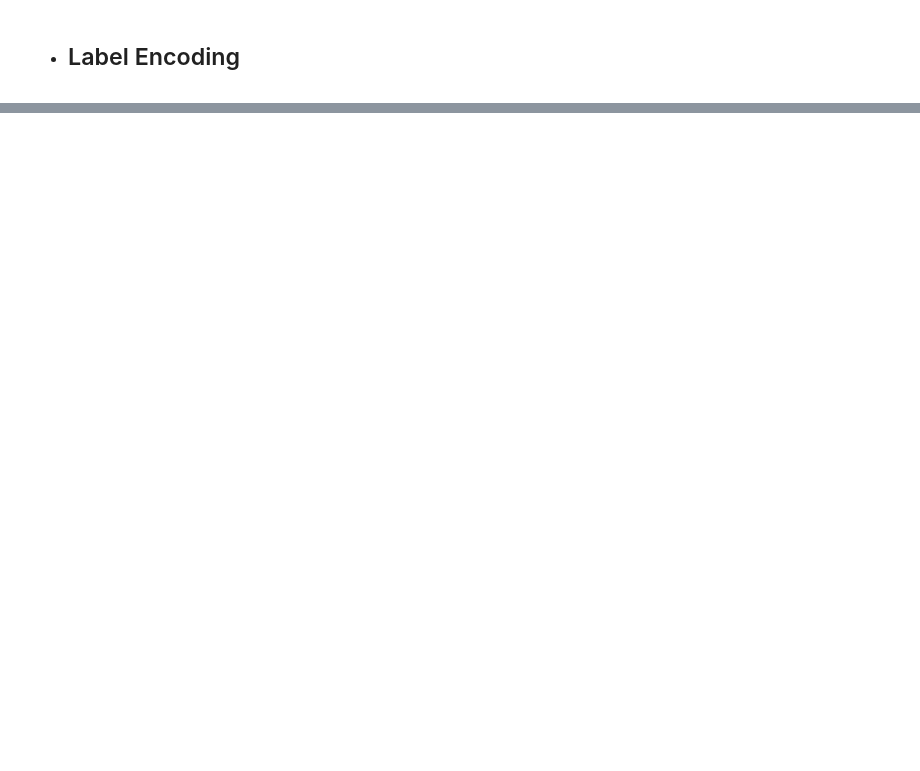
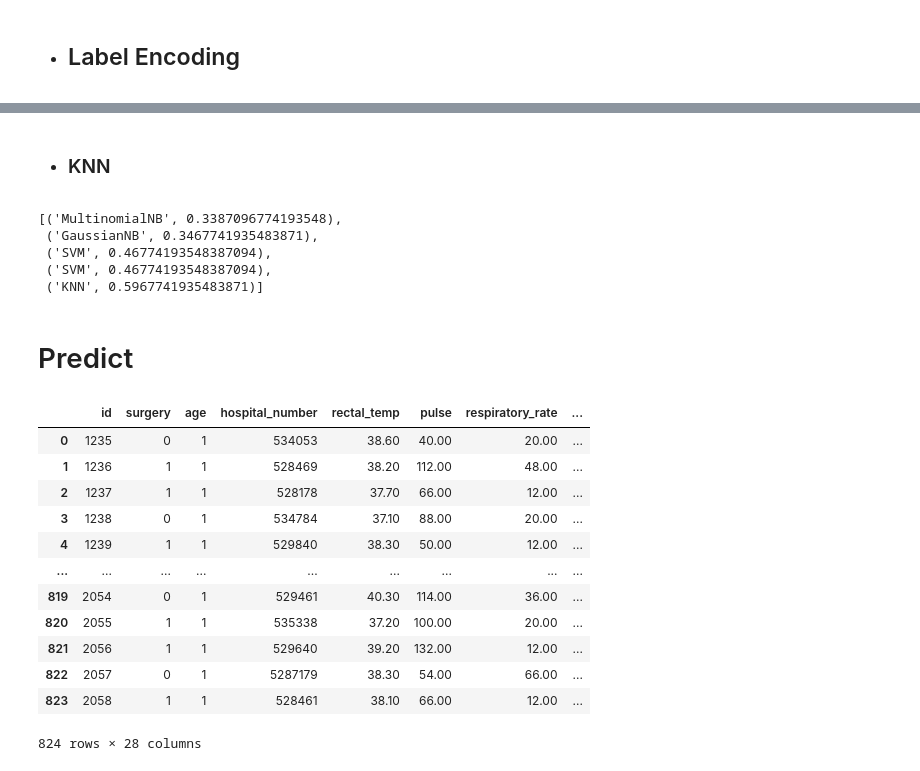
Before and after one commit to JayaWinata/Final-Project-PPM, a Jupyter notebook: Horses-Health/horses_health.ipynb, the cells around one changed output, grey strips where cells are left out. Saved outputs shown, nothing was run; the diff lists cells and outputs as text; code cells hidden in the pictures; blank space fills up the shorter version.

Commit message:
Horses Health Predict

```diff
--- a/Horses-Health/horses_health.ipynb
+++ b/Horses-Health/horses_health.ipynb
@@ -72,6 +70,4 @@ df_test
 824 rows × 28 columns
-# %%
-df_test_id = df_test.pop('id')
 # %%
 df_test.info()
 # %% [output]
@@ -201,0 +233,2 @@ df_X_train
+# %% [markdown]
+- ### KNN
@@ -201,0 +239,26 @@ df_X_train
+# %%
+temp
+# %% [output]
+[('MultinomialNB', 0.3387096774193548),
+ ('GaussianNB', 0.3467741935483871),
+ ('SVM', 0.46774193548387094),
+ ('SVM', 0.46774193548387094),
+ ('KNN', 0.5967741935483871)]
+# %% [markdown]
+# Predict
+# %%
+df_test
+# %% [output]
+|  | id | surgery | age | hospital_number | rectal_temp | pulse | respiratory_rate | ... |
+| 0 | 1235 | 0 | 1 | 534053 | 38.60 | 40.00 | 20.00 | ... |
+| 1 | 1236 | 1 | 1 | 528469 | 38.20 | 112.00 | 48.00 | ... |
+| 2 | 1237 | 1 | 1 | 528178 | 37.70 | 66.00 | 12.00 | ... |
+| 3 | 1238 | 0 | 1 | 534784 | 37.10 | 88.00 | 20.00 | ... |
+| 4 | 1239 | 1 | 1 | 529840 | 38.30 | 50.00 | 12.00 | ... |
+| ... | ... | ... | ... | ... | ... | ... | ... | ... |
+| 819 | 2054 | 0 | 1 | 529461 | 40.30 | 114.00 | 36.00 | ... |
+| 820 | 2055 | 1 | 1 | 535338 | 37.20 | 100.00 | 20.00 | ... |
+| 821 | 2056 | 1 | 1 | 529640 | 39.20 | 132.00 | 12.00 | ... |
+| 822 | 2057 | 0 | 1 | 5287179 | 38.30 | 54.00 | 66.00 | ... |
+| 823 | 2058 | 1 | 1 | 528461 | 38.10 | 66.00 | 12.00 | ... |
+824 rows × 28 columns
```
Also changed, not shown: parts of 24 cells of this notebook, 1 other file.
